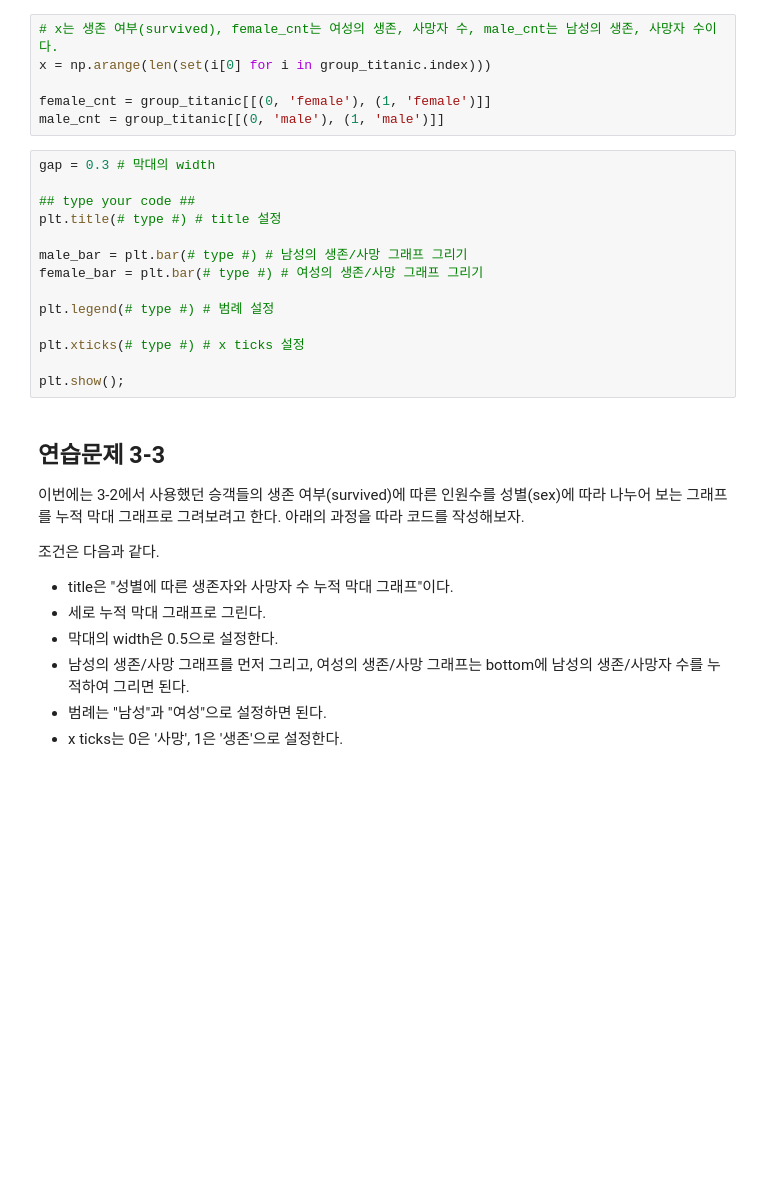
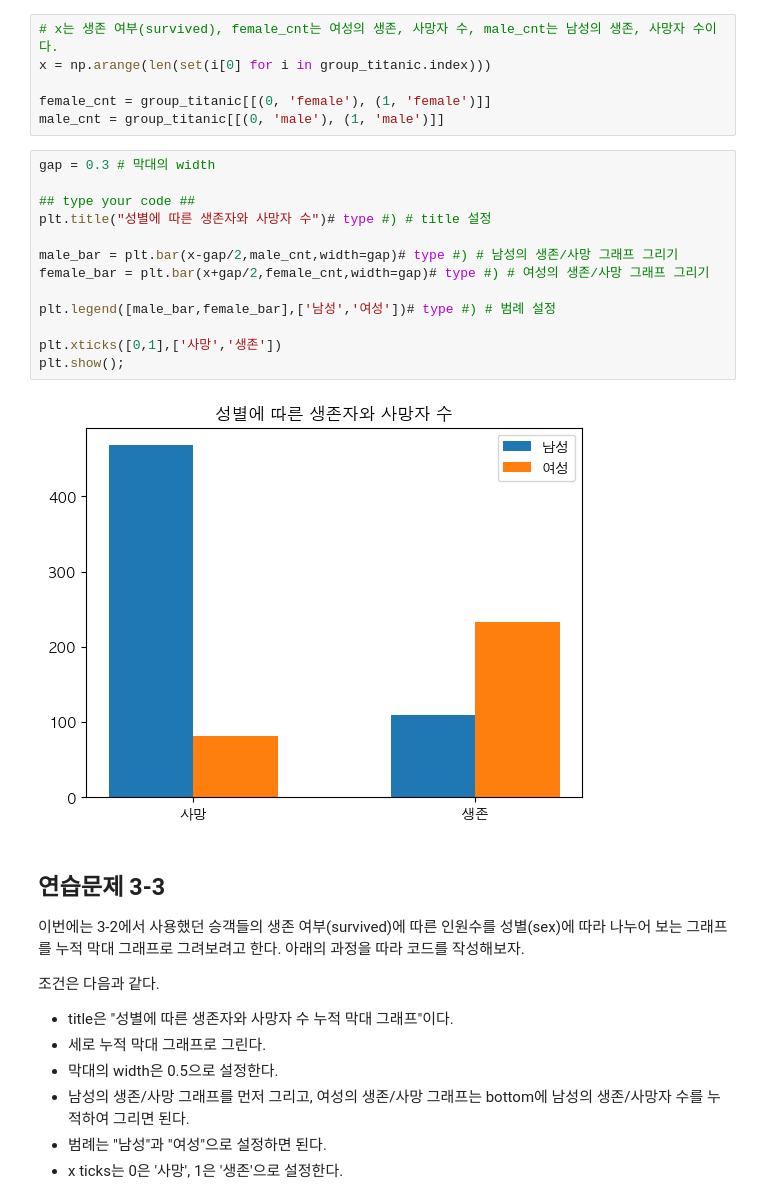
Before and after one commit to Meonu/AI-Bigdata-Study, a Jupyter notebook: practice/3. data_visualization_1.ipynb, the cells around one changed output. Saved outputs shown, nothing was run; the diff lists cells and outputs as text; blank space fills up the shorter version.

```diff
--- a/practice/3. data_visualization_1.ipynb
+++ b/practice/3. data_visualization_1.ipynb
@@ -853,17 +860,18 @@ male_cnt = group_titanic[[(0, 'male'), (1, 'male')]]
 # %%
 gap = 0.3 # 막대의 width
 
 ## type your code ##
-plt.title(# type #) # title 설정
+plt.title("성별에 따른 생존자와 사망자 수")# type #) # title 설정
 
-male_bar = plt.bar(# type #) # 남성의 생존/사망 그래프 그리기
-female_bar = plt.bar(# type #) # 여성의 생존/사망 그래프 그리기
+male_bar = plt.bar(x-gap/2,male_cnt,width=gap)# type #) # 남성의 생존/사망 그래프 그리기
+female_bar = plt.bar(x+gap/2,female_cnt,width=gap)# type #) # 여성의 생존/사망 그래프 그리기
 
-plt.legend(# type #) # 범례 설정
+plt.legend([male_bar,female_bar],['남성','여성'])# type #) # 범례 설정
 
-plt.xticks(# type #) # x ticks 설정
-
+plt.xticks([0,1],['사망','생존'])
 plt.show();
+# %% [output]
+[figure, added]
 # %% [markdown]
 ## 연습문제 3-3
 
```
Also changed, not shown: parts of 4 cells of this notebook.
